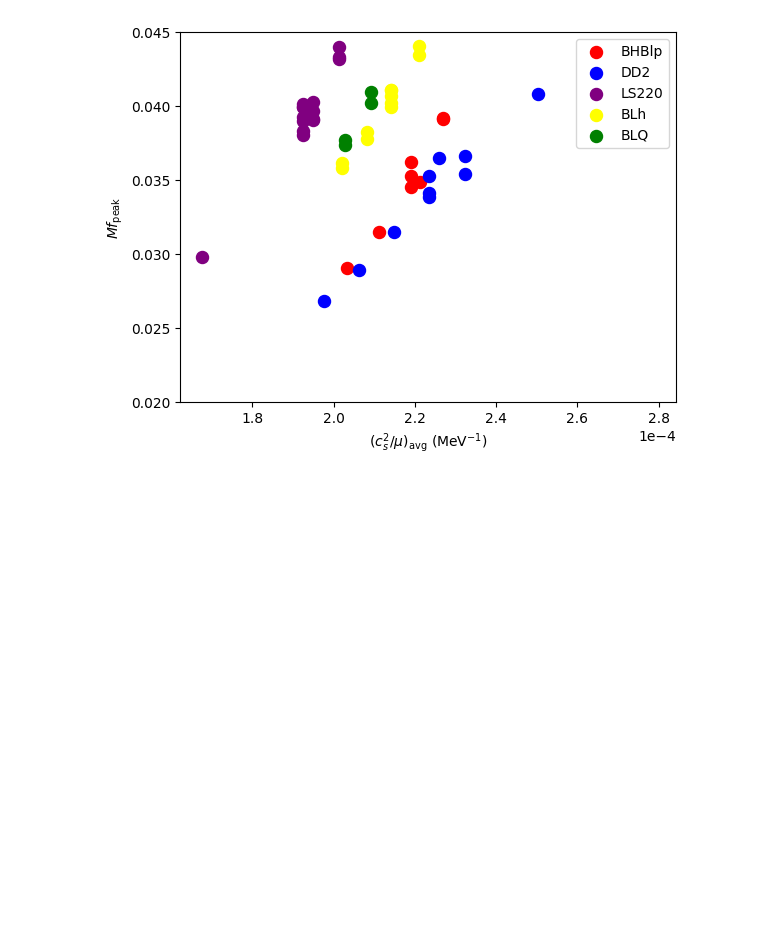
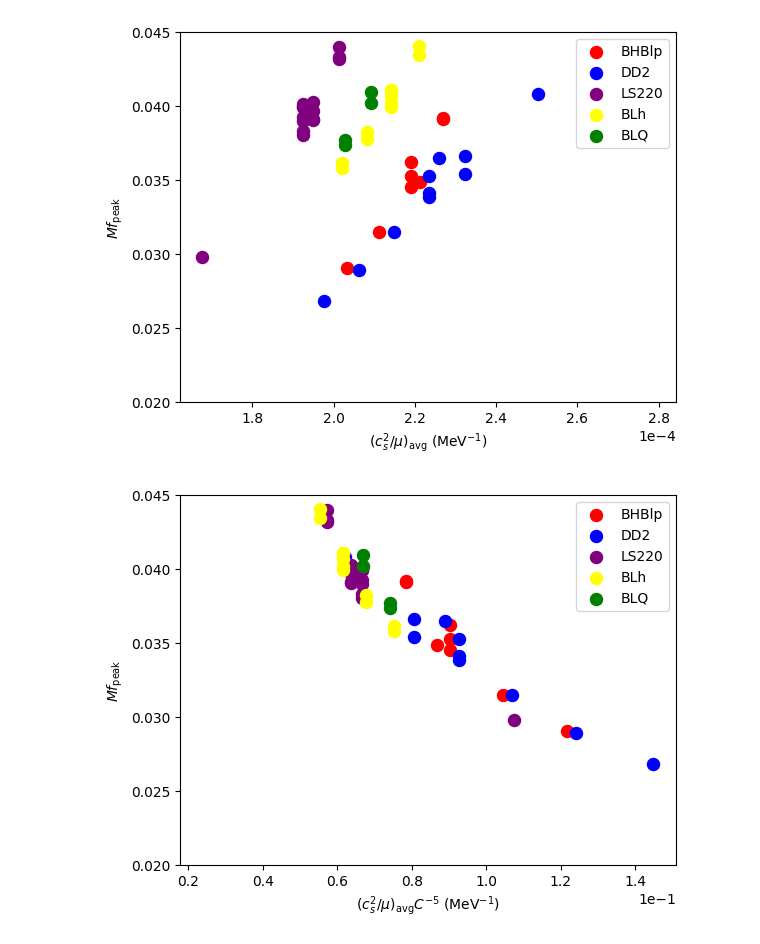
Before and after one commit to astro-man98/High_Density_Sound_Speed, a Jupyter notebook: CORE_FIgures.ipynb, the cells around one changed output. Drawn from its saved outputs; the diff is of its cells as text; code cells hidden in the pictures; blank space fills up the shorter version.

Commit message:
CORE Figures

```diff
--- a/CORE_FIgures.ipynb
+++ b/CORE_FIgures.ipynb
@@ -127,3 +127,23 @@ plt.savefig('./Figures/Final_Paper_Figs/Mfpk_cs2_mu_CORE.pdf',format='pdf',dpi =
 plt.show()
 # %% [output]
 [figure]
+# %%
+eos_Core_qur = ["BHBlp","DD2","LS220","BLh","BLQ"]
+eos_Core_qur_colors = ["red","blue","purple","yellow","green"]
+
+for i,eos in enumerate(eos_Core_qur):
+    cs2_mu_data = np.loadtxt(f'./Figure_Data/CORE/Mf2_cs2_mu/{eos}_cs2_mu_Cm5.txt')
+    plt.scatter(cs2_mu_data[:,0],cs2_mu_data[:,1],color = eos_Core_qur_colors[i],label=eos,s=75)
+
+
+plt.ylabel(r'$Mf_{\text{peak}}$')
+plt.xlabel(r'$(c_{s}^2/\mu)_{\text{avg}} C^{-5} \text{ (MeV}^{-1})$')
+plt.ticklabel_format(style='sci',axis='x',scilimits=(0,0))
+plt.legend()
+plt.ylim([0.020,0.045])
+
+plt.savefig('./Figures/Final_Paper_Figs/Mfpk_cs2_mu_Cm5_CORE.pdf',format='pdf',dpi = 300)
+
+plt.show()
+# %% [output]
+[figure, added]
```
Also changed, not shown: 17 other files.
